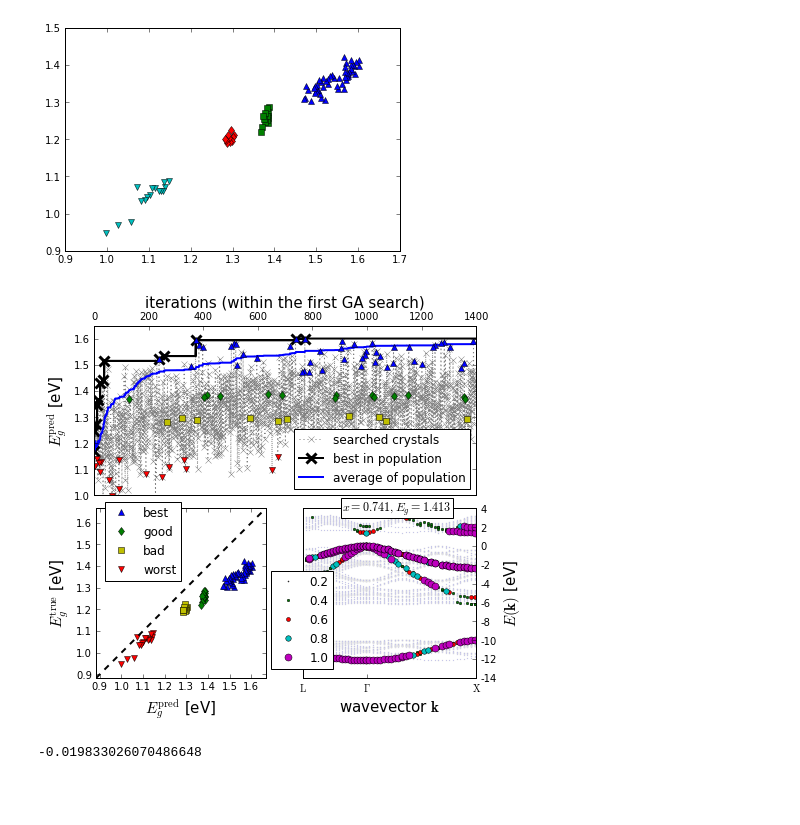
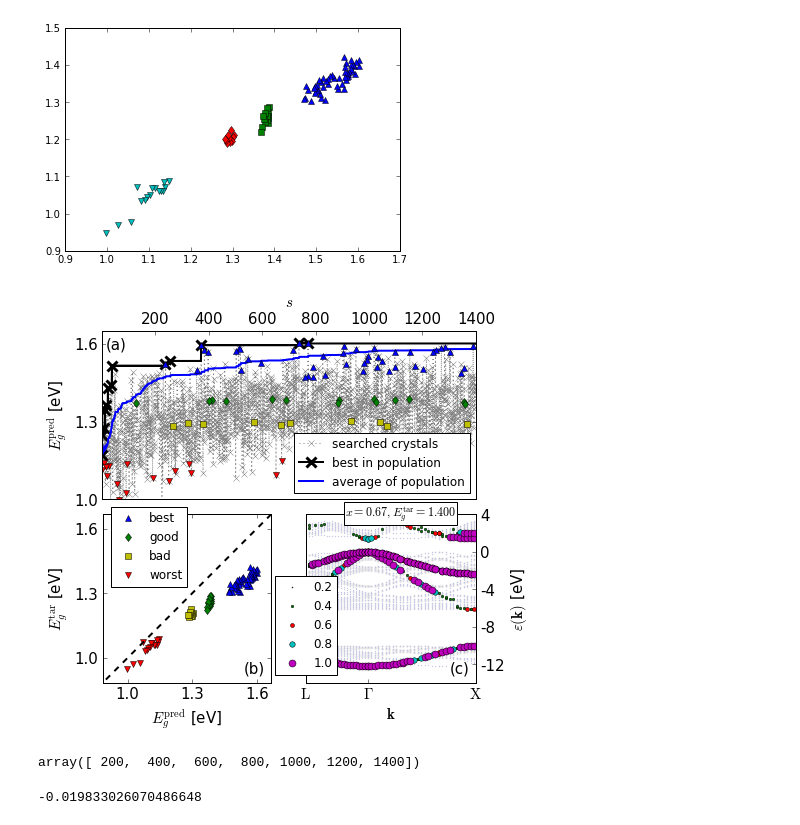
Before and after one commit to SamKChang/20170406_alchemy_optimization, a Jupyter notebook: analysis/analysis_optPlot.ipynb, the cells around one changed output. Cells and saved outputs as stored; diff of their text form; code cells hidden in the pictures; blank space fills up the shorter version.

```diff
--- a/analysis/analysis_optPlot.ipynb
+++ b/analysis/analysis_optPlot.ipynb
@@ -142,10 +151,10 @@ def stepPlot(ax, ticksize=None, labelsize=None, legendsize=None, search_color='b
     ax.plot(avg_list, color=avg_color, lw=2, label='average of population')
 
     if labelsize:
-        ax.set_xlabel('iterations (within the first GA search)', fontsize=labelsize)
+        ax.set_xlabel(r'$s$', fontsize=labelsize)
         ax.set_ylabel(r'$E_g^{\mathrm{pred}}$ [eV]', fontsize=labelsize)
     else:
-        ax.set_xlabel('iterations (within the first GA search)')
+        ax.set_xlabel('iterations (within GA sampling step)')
         ax.set_ylabel(r'$E_g^{\mathrm{pred}}$ [eV]')
     #ax.set_xticklabels(ax1.get_xticklabels(),fontsize=15)
     if ticksize:
@@ -177,10 +186,10 @@ def bandPlot(ax, out, ticksize=None, labelsize=None, legendsize=None, zero_weigh
         ax.set_xticklabels(tick_txt)
         ax.set_yticklabels(np.arange(-14,5,2))
     if labelsize:
-        ax.set_xlabel(r'wavevector $\mathbf{k}$', fontsize=labelsize)
-        ax.set_ylabel(r'$E(\mathbf{k})$ [eV]', fontsize=labelsize)
+        ax.set_xlabel(r'$\mathbf{k}$', fontsize=labelsize)
+        ax.set_ylabel(r'$\varepsilon(\mathbf{k})$ [eV]', fontsize=labelsize)
     else:
-        ax.set_xlabel(r'wavevector $\mathbf{k}$')
+        ax.set_xlabel(r'$\mathbf{k}$')
         ax.set_ylabel(r'$E(\mathbf{k})$ [eV]')
 
     return ax
@@ -327,9 +336,9 @@ plt.plot(Eg_pred_grp[3], Eg_true_grp[3], ls='', marker='v')
 # %%
 def opt_plot():
 
-    out = outs_true_sorted[1]
+    out = outs_true_sorted[7]
     nAl = out.molecule.stoichiometry(output='count')['Al']
-    ratio = "%5.3f" % ((nAl / float(out.molecule.N)) * 2)
+    ratio = "%4.2f" % ((nAl / float(out.molecule.N)) * 2)
 #     nAl = float(out.molecule.name.split('Ga')[0].replace('Al',''))
 #     ratio = "%5.3f" % (nAl / 64)
     Eg = "%5.3f" % out.Eg
@@ -359,7 +368,7 @@ def opt_plot():
     ax2.plot(Eg_pred_grp[2], Eg_true_grp[2], ls='', marker='s', color='y', label='bad')
     ax2.plot(Eg_pred_grp[3], Eg_true_grp[3], ls='', marker='v', color='r', label='worst')
     ax2.set_xlabel(r'$E_g^{\mathrm{pred}}$ [eV]', fontsize=15)
-    ax2.set_ylabel(r'$E_g^{\mathrm{true}}$ [eV]', fontsize=15)
+    ax2.set_ylabel(r'$E_g^{\mathrm{tar}}$ [eV]', fontsize=15)
     Eg_pred = list(qtk.flatten([Eg_pred_grp]))
     Eg_true = list(qtk.flatten([Eg_true_grp]))
     pmin, pmax = min(Eg_pred), max(Eg_pred)
@@ -382,42 +391,64 @@ def opt_plot():
 #     pos2 = ax2.get_position()
 #     print pos2
 
-    bandPlot(ax3, out, zero_weight_color=weight, labelsize=15, legendsize=12)
+    bandPlot(ax3, out, zero_weight_color=weight, labelsize=15, legendsize=12, ticksize=15)
 
     ax1.xaxis.set_label_position('top')
     ax1.xaxis.tick_top()
+    #ax1.xaxis.set_ticks(np.arange(200, 1500,200))
     ax1.set_ylim([1,1.65])
 
     ax3.yaxis.set_label_position('right')
     ax3.yaxis.tick_right()
     #ax3.set_aspect(0.008)
 
     ax3.text(0.0767, 3.7,
-             r'$x=%s, E_g=%s$' % (ratio, Eg),
+             r'$x=%s, E_g^{\mathrm{tar}}=%s$' % (ratio, Eg),
              bbox={
                  'facecolor':'white',
                  #'edgecolor':'white',
                  'pad':1.2,
                  #'alpha':.9,
              },
              fontsize=12)
 
     w_list = np.arange(0,1.1,0.2)
     c_list = [weight, 'g', 'r', 'c', 'm']
     for i in range(len(w_list) - 1):
         ax3.plot([10],[0], ls='', marker='o',
                  markersize=1.5*i + 1,
                  color=c_list[i],
                  label='%3.1f' % w_list[i+1])
     ax3.legend(numpoints=1, loc=(-0.18,0.05), fontsize=12)
 
     plt.tight_layout(0.3)
     ax1.set_xlim(0, 1400)
+    ax1.text(15, 1.58, '(a)', fontsize=15, bbox=dict(fc="w",ec="w", pad=0))
+    ax2.text(1.54, 0.93, '(b)', fontsize=15, bbox=dict(fc="w",ec="w", pad=0))
+    ax3.text(0.2, -13, '(c)', fontsize=15, bbox=dict(fc="w",ec="w", pad=0))
+
+    ax1.set_xticks(range(200,1500,200))
+    ax1.set_xticklabels(range(200,1500,200), fontsize=15)
+    ax1.set_yticks([1.0,1.3,1.6])
+    ax1.set_yticklabels([1.0,1.3,1.6], fontsize=15)
+
+    ax2.set_xticks([1.0,1.3,1.6])
+    ax2.set_xticklabels([1.0,1.3,1.6], fontsize=15)
+    ax2.set_yticks([1.0,1.3,1.6])
+    ax2.set_yticklabels([1.0,1.3,1.6], fontsize=15)
+    ax3.set_yticks([-12, -8, -4, 0, 4])
+    ax3.set_yticklabels([-12, -8, -4, 0, 4], fontsize=15)
+
 
 opt_plot()
+#plt.annotate('(yo)', xytext=(-100, 1.55), xy=(0,0), bbox=dict(fc="k",ec="k", pad=10), fontsize=150)
 plt.savefig('Eg_opt.pdf')
 # %% [output]
-[figure, old version]
+[figure, new version]
+# %%
+np.arange(200, 1500,200)
+# %% [output]
+array([ 200,  400,  600,  800, 1000, 1200, 1400])
 # %%
 _list = opt_log.list(has_data=True, order='descent')[:20]
 np.mean([e.data for e in _list]) - _list[0].data
```
Also changed, not shown: parts of 4 cells of this notebook, 2 other files.
